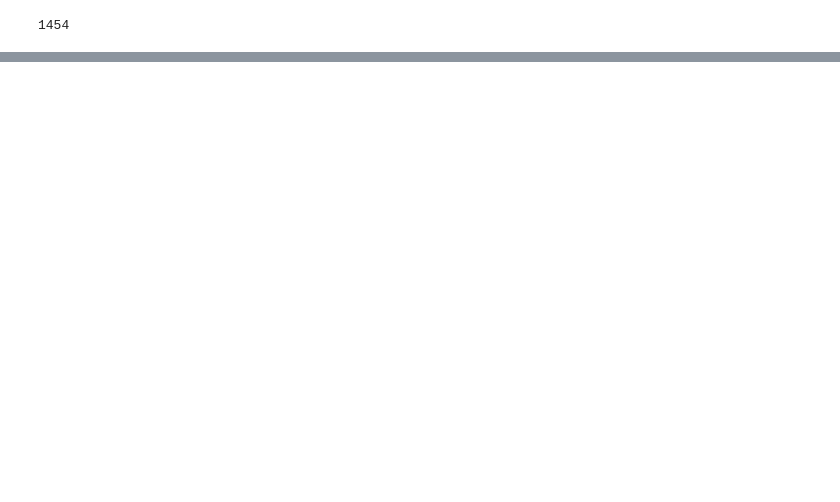
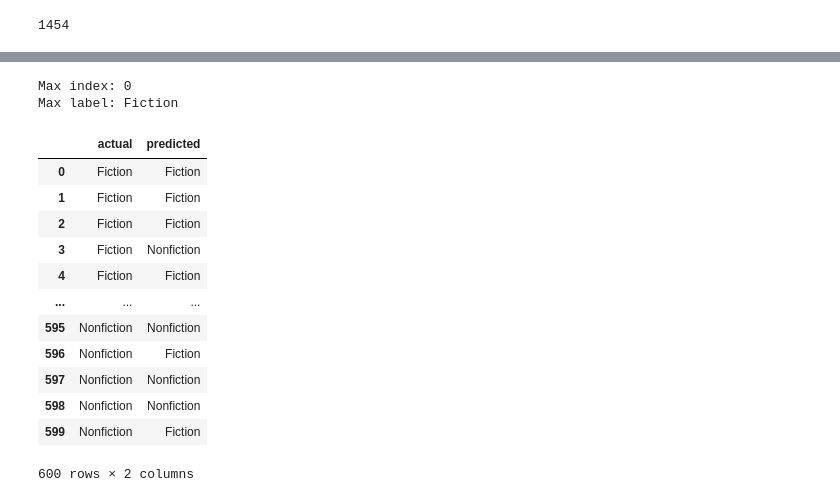
Before and after one commit to lxxxng/llm_bookrecommender, a Jupyter notebook: text-classification.ipynb, the cells around one changed output, grey strips where cells are left out. Saved outputs shown, nothing was run; the diff lists cells and outputs as text; code cells hidden in the pictures; blank space fills up the shorter version.

```diff
--- a/test.ipynb
+++ b/text-classification.ipynb
@@ -104,0 +114,22 @@ RuntimeError: At least one of TensorFlow 2.0 or PyTorch should be installed. To
+# %%
+max_index = np.argmax(classifier(sequence, fiction_categories)["scores"])
+print(f"Max index: {max_index}")
+max_label = classifier(sequence, fiction_categories)["labels"][max_index]
+print(f"Max label: {max_label}")
+# %% [output]
+Max index: 0
+Max label: Fiction
+# %%
+def generate_predictions(sequence, categories):
+    predictions = classifier(sequence, categories)
+    max_index = np.argmax(predictions["scores"])
+    max_label = predictions["labels"][max_index]
+    return max_label
+# %%
+actual_cats = []
+predicted_cats = []
+
+for i in tqdm(range(0, 300)):
+    sequence = books.loc[books["simple_categories"] == "Fiction", "description"].reset_index(drop=True)[i]
+    predicted_cats += [generate_predictions(sequence, fiction_categories)]
+    actual_cats += ["Fiction"]
@@ -104,0 +141,18 @@ RuntimeError: At least one of TensorFlow 2.0 or PyTorch should be installed. To
+# %%
+predict_df = pd.DataFrame({"actual": actual_cats, "predicted": predicted_cats})
+# %%
+predict_df
+# %% [output]
+|  | actual | predicted |
+| 0 | Fiction | Fiction |
+| 1 | Fiction | Fiction |
+| 2 | Fiction | Fiction |
+| 3 | Fiction | Nonfiction |
+| 4 | Fiction | Fiction |
+| ... | ... | ... |
+| 595 | Nonfiction | Nonfiction |
+| 596 | Nonfiction | Fiction |
+| 597 | Nonfiction | Nonfiction |
+| 598 | Nonfiction | Nonfiction |
+| 599 | Nonfiction | Fiction |
+600 rows × 2 columns
```
Also changed, not shown: parts of 18 cells of this notebook, 1 other file.
